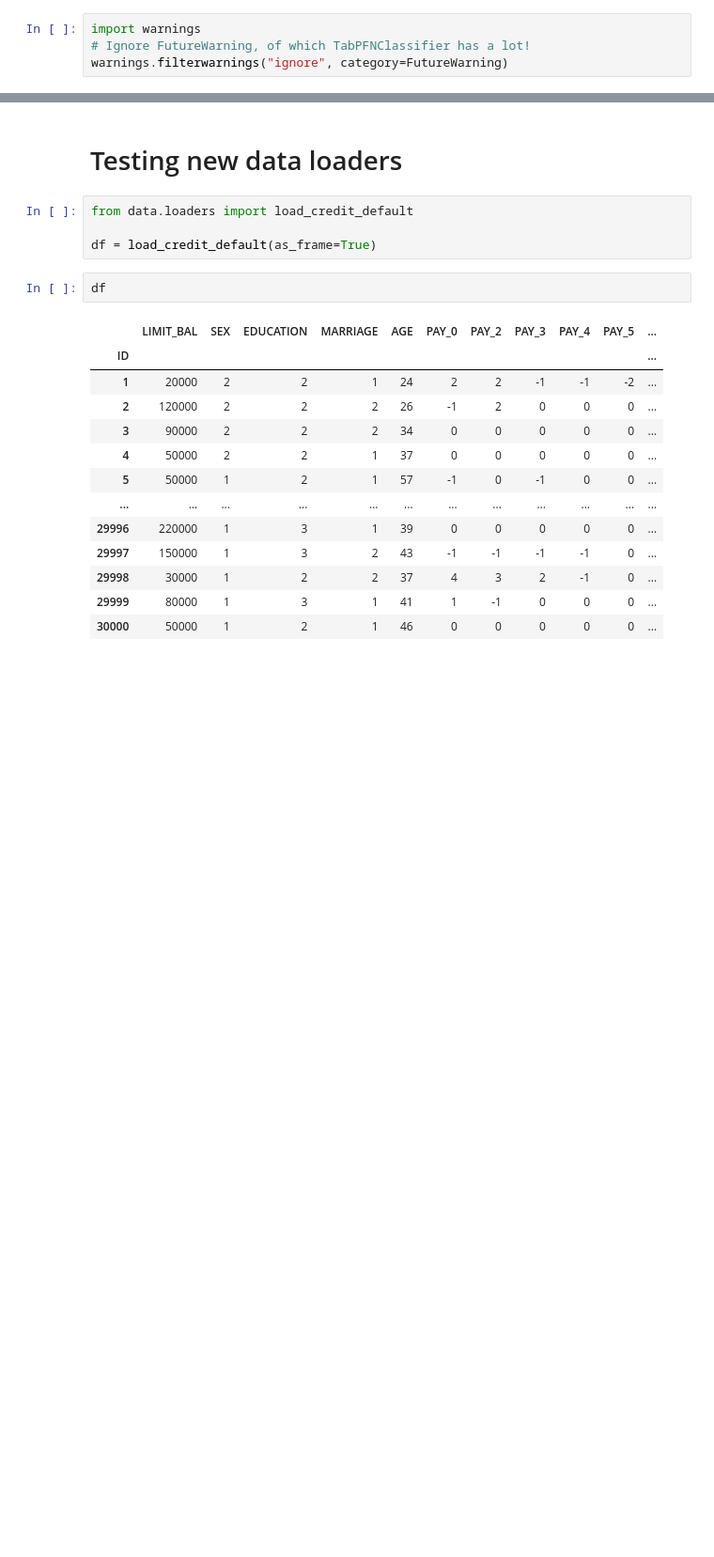
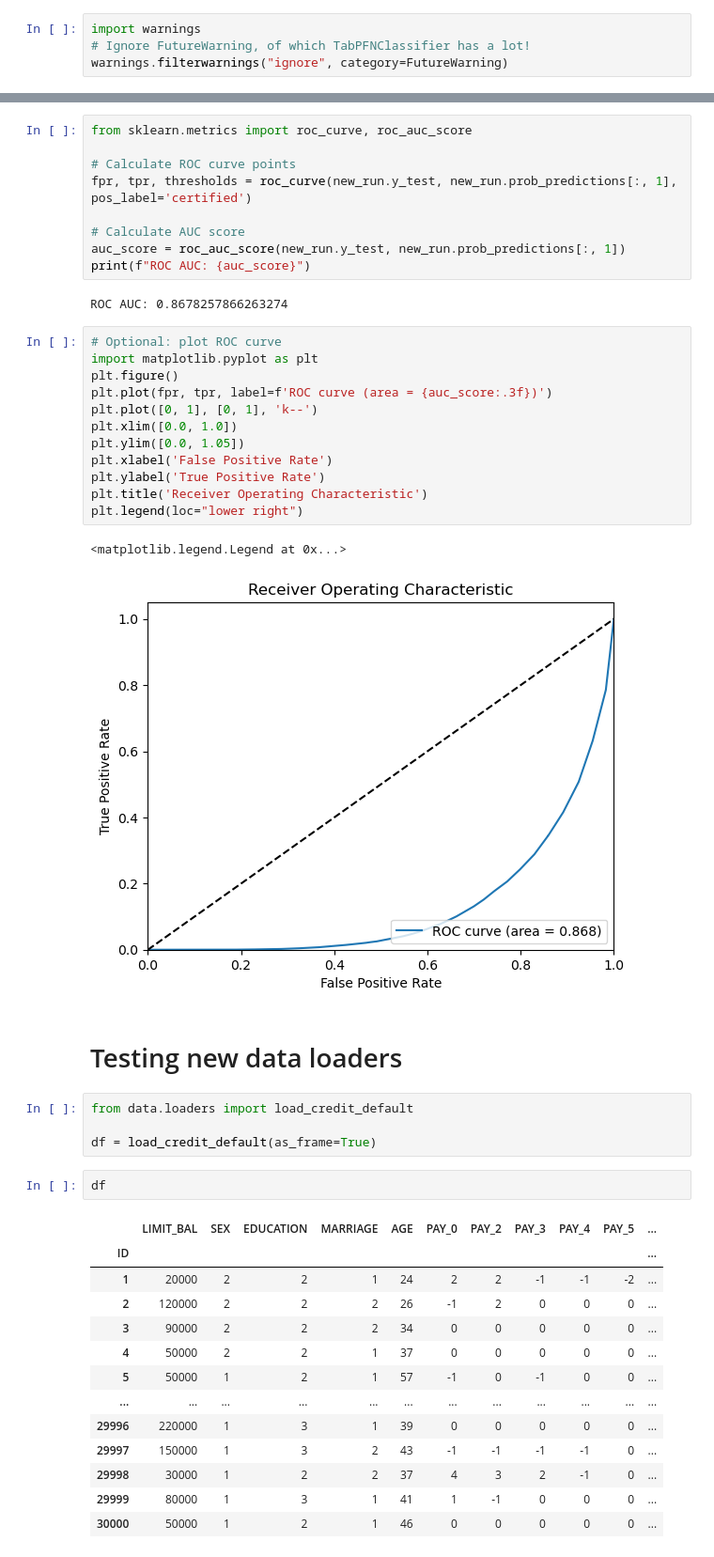
Before and after one commit to josk0/cleva, a Jupyter notebook: start.ipynb, the cells around one changed output, grey strips where cells are left out. Shown at 94% size. Drawn from its saved outputs; the diff is of its cells as text; blank space fills up the shorter version.

```diff
--- a/start.ipynb
+++ b/start.ipynb
@@ -31,3 +124,29 @@ new_run.score()
+# %%
+from sklearn.metrics import roc_curve, roc_auc_score
+
+# Calculate ROC curve points
+fpr, tpr, thresholds = roc_curve(new_run.y_test, new_run.prob_predictions[:, 1], pos_label='certified')
+
+# Calculate AUC score
+auc_score = roc_auc_score(new_run.y_test, new_run.prob_predictions[:, 1])
+print(f"ROC AUC: {auc_score}")
+# %% [output]
+ROC AUC: 0.8678257866263274
+# %%
+# Optional: plot ROC curve
+import matplotlib.pyplot as plt
+plt.figure()
+plt.plot(fpr, tpr, label=f'ROC curve (area = {auc_score:.3f})')
+plt.plot([0, 1], [0, 1], 'k--')
+plt.xlim([0.0, 1.0])
+plt.ylim([0.0, 1.05])
+plt.xlabel('False Positive Rate')
+plt.ylabel('True Positive Rate')
+plt.title('Receiver Operating Characteristic')
+plt.legend(loc="lower right")
+# %% [output]
+<matplotlib.legend.Legend at 0x...>
+[figure, added]
 # %% [markdown]
 # Testing new data loaders
 # %%
```
Also changed, not shown: parts of 10 cells of this notebook, 8 other files.
